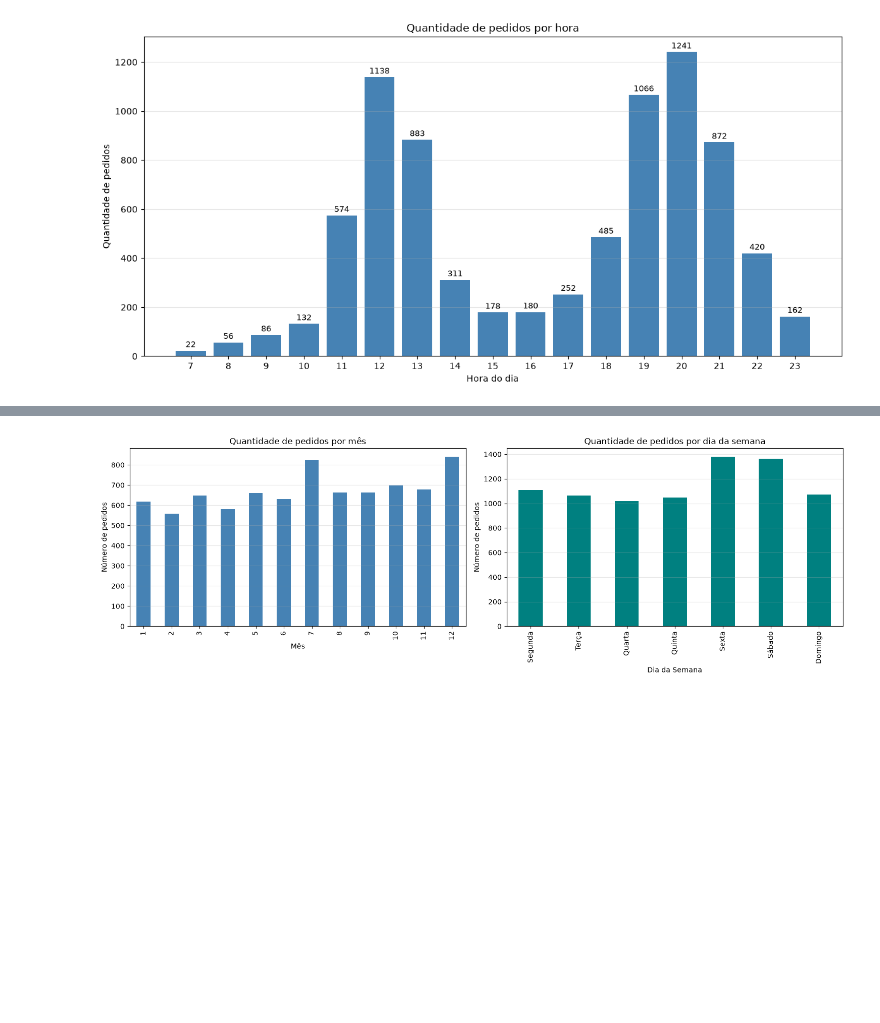
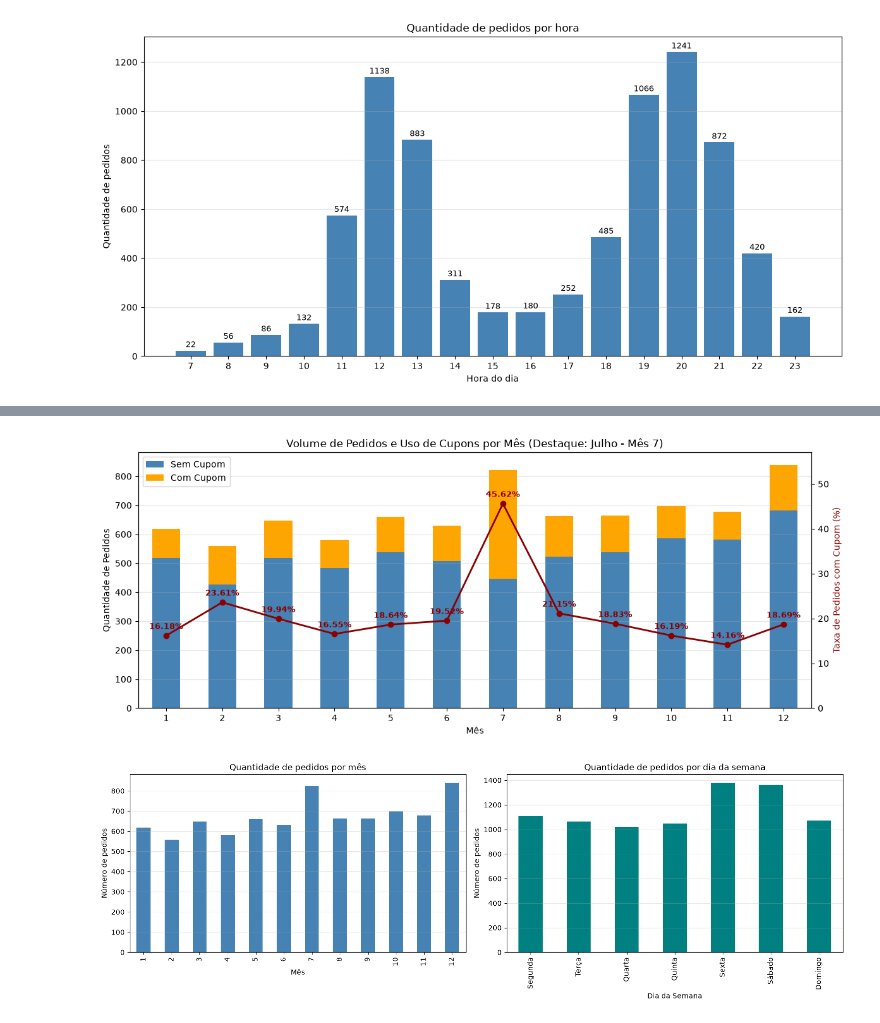
Before and after one commit to ivanjoncesar-ai/Trabalho_Ivan, a Jupyter notebook: Trabalho_Ivan.ipynb, the cells around one changed output, grey strips where cells are left out. Drawn from its saved outputs; the diff is of its cells as text; code cells hidden in the pictures; blank space fills up the shorter version.

```diff
--- a/Trabalho_Ivan.ipynb
+++ b/Trabalho_Ivan.ipynb
@@ -406,0 +496,79 @@ plt.show()
+# %%
+# --- ANÁLISE DE CUPONS E CAMPANHA "JULHO DE CUPONS" ---
+
+# 1. Comparativo Geral: Pedidos Com Cupom vs Sem Cupom
+efeito_cupom = (
+    df.groupby("cupom")
+    .agg(
+        total_pedidos=("pedido_id", "count"),
+        ticket_medio=("valor_pedido_limpo", "mean"),
+        ticket_mediano=("valor_pedido_limpo", "median"),
+        perc_clientes_novos=("cliente_novo", lambda x: (x.mean() * 100)),
+        avaliacao_media=("avaliacao", "mean"),
+    )
+    .round(2)
+)
+print("--- EFEITO GERAL DOS CUPONS ---")
+display(efeito_cupom)
+
+# 2. Evolução Mensal de Uso de Cupons (Auditoria da Campanha "Julho de Cupons")
+cupons_por_mes = df.groupby(["mes", "cupom"]).size().unstack(fill_value=0)
+cupons_por_mes["Total_Pedidos"] = cupons_por_mes["Não"] + cupons_por_mes["Sim"]
+cupons_por_mes["Taxa_Uso_Cupom (%)"] = (
+    (cupons_por_mes["Sim"] / cupons_por_mes["Total_Pedidos"]) * 100
+).round(2)
+
+# Adicionar ticket médio e % de clientes novos por mês para ver o efeito de Julho
+metricas_mes = (
+    df.groupby("mes")
+    .agg(
+        ticket_medio=("valor_pedido_limpo", "mean"),
+        clientes_novos_pct=("cliente_novo", lambda x: x.mean() * 100),
+    )
+    .round(2)
+)
+
+resumo_julho = cupons_por_mes.join(metricas_mes)
+print("\n--- SAZONALIDADE E IMPACTO DA CAMPANHA 'JULHO DE CUPONS' (MÊS 7) ---")
+display(resumo_julho)
+
+# 3. Visualização Gráfica da Campanha de Julho
+fig, ax1 = plt.subplots(figsize=(12, 5))
+
+# Barras empilhadas: Pedidos sem cupom vs com cupom por mês
+cupons_por_mes[["Não", "Sim"]].plot(
+    kind="bar", stacked=True, color=["steelblue", "orange"], ax=ax1
+)
+ax1.set_title("Volume de Pedidos e Uso de Cupons por Mês (Destaque: Julho - Mês 7)")
+ax1.set_xlabel("Mês")
+ax1.set_ylabel("Quantidade de Pedidos")
+ax1.tick_params(axis="x", rotation=0)
+ax1.legend(["Sem Cupom", "Com Cupom"], loc="upper left")
+ax1.grid(axis="y", alpha=0.3)
+
+# Linha secundária mostrando a % de uso de cupom em cada mês
+ax2 = ax1.twinx()
+ax2.plot(
+    range(len(cupons_por_mes.index)),
+    cupons_por_mes["Taxa_Uso_Cupom (%)"],
+    color="darkred",
+    marker="o",
+    linewidth=2,
+    label="Taxa de Cupom (%)",
+)
+ax2.set_ylabel("Taxa de Pedidos com Cupom (%)", color="darkred")
+ax2.set_ylim(0, max(cupons_por_mes["Taxa_Uso_Cupom (%)"]) * 1.25)
+
+for i, txt in enumerate(cupons_por_mes["Taxa_Uso_Cupom (%)"]):
+    ax2.annotate(
+        f"{txt}%",
+        (i, cupons_por_mes["Taxa_Uso_Cupom (%)"].iloc[i] + 1.5),
+        ha="center",
+        color="darkred",
+        fontsize=9,
+        fontweight="bold",
+    )
+
+plt.tight_layout()
+plt.show()
+# %% [output]
@@ -407,3 +595,4 @@ plt.show()
+[figure, added]
 # %%
 pedidos_por_mes = df.groupby("mes").size().sort_index()
 
```
Also changed, not shown: parts of 6 cells of this notebook, 2 other files.
